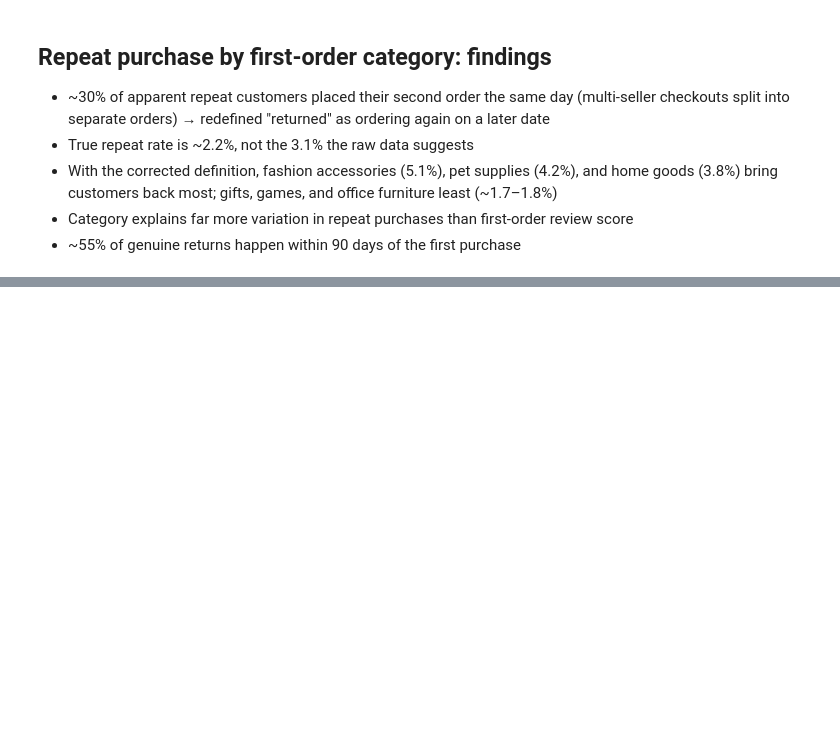
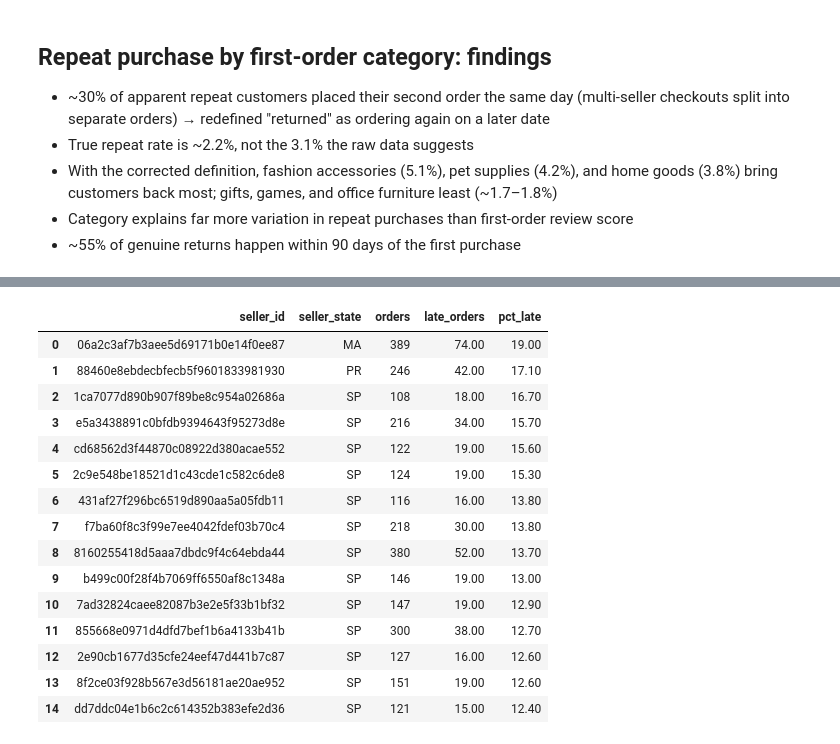
Before and after one commit to brandon-keck/olist-ecommerce-analysis, a Jupyter notebook: 02_analysis.ipynb, the cells around one changed output, grey strips where cells are left out. Cells and saved outputs as stored; diff of their text form; code cells hidden in the pictures; blank space fills up the shorter version.

Commit message:
Add seller and carrier analysis

```diff
--- a/02_analysis.ipynb
+++ b/02_analysis.ipynb
@@ -543,0 +595,48 @@ con.sql("""
+# %%
+con.sql("""
+    WITH seller_orders AS (
+        SELECT DISTINCT seller_id, order_id
+        FROM order_items
+    ),
+    seller_stats AS (
+        SELECT
+            so.seller_id,
+            COUNT(*)        AS orders,
+            SUM(os.is_late) AS late_orders
+        FROM seller_orders so
+        JOIN order_summary os ON so.order_id = os.order_id
+        WHERE os.order_status = 'delivered'
+          AND os.is_late IS NOT NULL
+          AND os.order_purchase_timestamp >= '2017-01-01'
+          AND os.order_purchase_timestamp <  '2018-09-01'
+        GROUP BY so.seller_id
+    )
+    SELECT
+        ss.seller_id,
+        s.seller_state,
+        ss.orders,
+        ss.late_orders,
+        ROUND(100.0 * ss.late_orders / ss.orders, 1) AS pct_late
+    FROM seller_stats ss
+    JOIN sellers s ON ss.seller_id = s.seller_id
+    WHERE ss.orders >= 100
+    ORDER BY pct_late DESC
+    LIMIT 15
+""").df()
+# %% [output]
+|  | seller_id | seller_state | orders | late_orders | pct_late |
+| 0 | 06a2c3af7b3aee5d69171b0e14f0ee87 | MA | 389 | 74.00 | 19.00 |
+| 1 | 88460e8ebdecbfecb5f9601833981930 | PR | 246 | 42.00 | 17.10 |
+| 2 | 1ca7077d890b907f89be8c954a02686a | SP | 108 | 18.00 | 16.70 |
+| 3 | e5a3438891c0bfdb9394643f95273d8e | SP | 216 | 34.00 | 15.70 |
+| 4 | cd68562d3f44870c08922d380acae552 | SP | 122 | 19.00 | 15.60 |
+| 5 | 2c9e548be18521d1c43cde1c582c6de8 | SP | 124 | 19.00 | 15.30 |
+| 6 | 431af27f296bc6519d890aa5a05fdb11 | SP | 116 | 16.00 | 13.80 |
+| 7 | f7ba60f8c3f99e7ee4042fdef03b70c4 | SP | 218 | 30.00 | 13.80 |
+| 8 | 8160255418d5aaa7dbdc9f4c64ebda44 | SP | 380 | 52.00 | 13.70 |
+| 9 | b499c00f28f4b7069ff6550af8c1348a | SP | 146 | 19.00 | 13.00 |
+| 10 | 7ad32824caee82087b3e2e5f33b1bf32 | SP | 147 | 19.00 | 12.90 |
+| 11 | 855668e0971d4dfd7bef1b6a4133b41b | SP | 300 | 38.00 | 12.70 |
+| 12 | 2e90cb1677d35cfe24eef47d441b7c87 | SP | 127 | 16.00 | 12.60 |
+| 13 | 8f2ce03f928b567e3d56181ae20ae952 | SP | 151 | 19.00 | 12.60 |
+| 14 | dd7ddc04e1b6c2c614352b383efe2d36 | SP | 121 | 15.00 | 12.40 |
```
Also changed, not shown: parts of 6 cells of this notebook.
